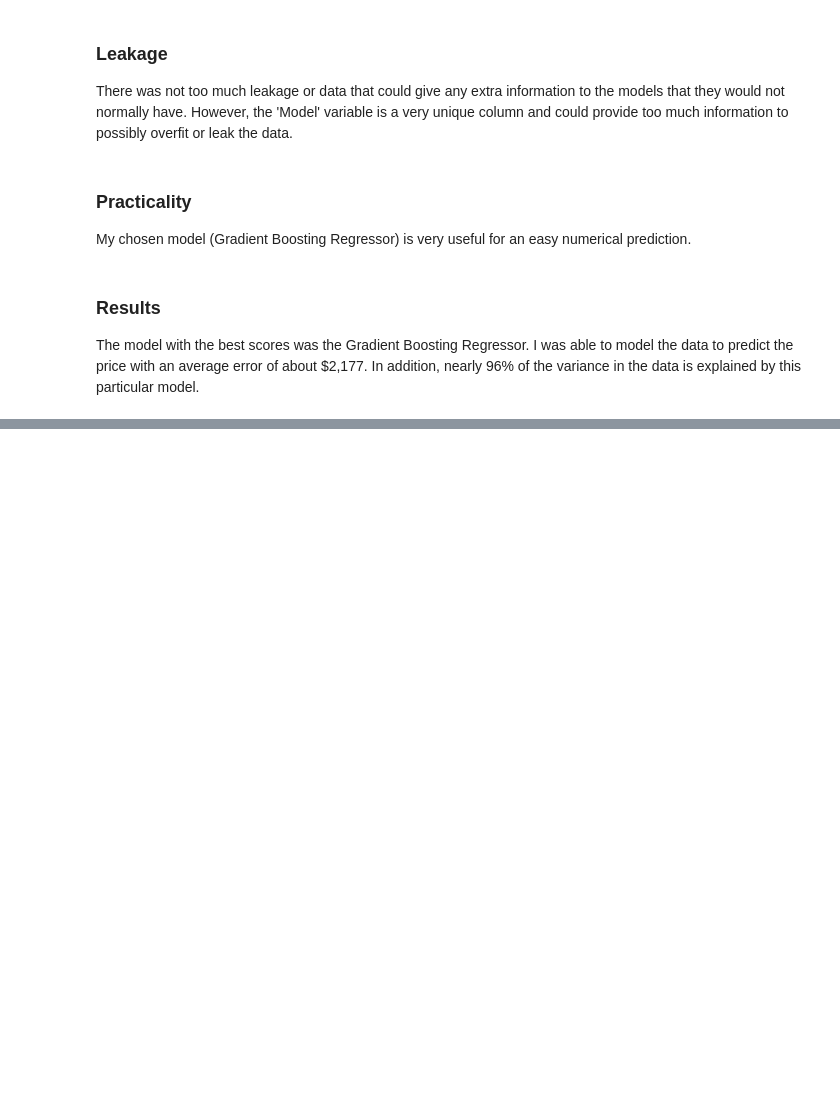
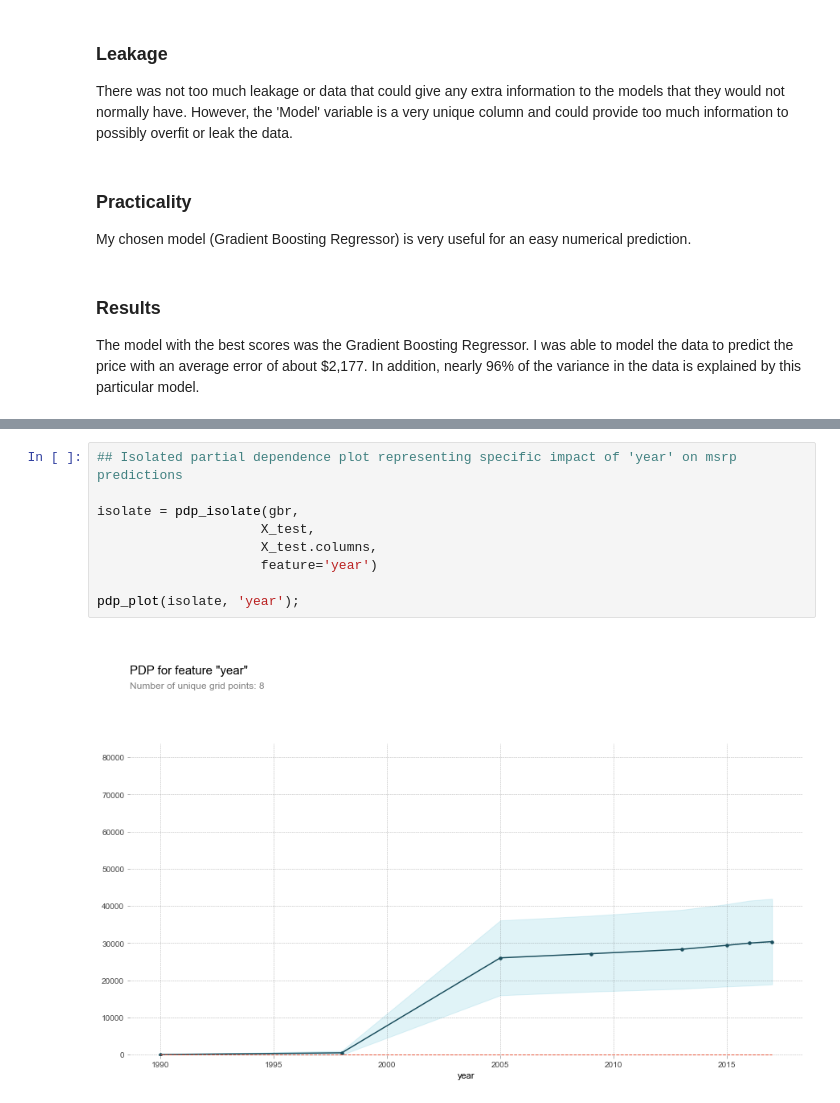
Before and after one commit to dakotagporter/DS-Unit-2-Applied-Modeling, a Jupyter notebook: Build Week/BW2.ipynb, the cells around one changed output, grey strips where cells are left out. Saved outputs shown, nothing was run; the diff lists cells and outputs as text; blank space fills up the shorter version.

```diff
--- a/Build Week/BW2.ipynb
+++ b/Build Week/BW2.ipynb
@@ -455,0 +480,11 @@ The model with the best scores was the Gradient Boosting Regressor. I was able t
+# %%
+## Isolated partial dependence plot representing specific impact of 'year' on msrp predictions
+
+isolate = pdp_isolate(gbr,
+                     X_test,
+                     X_test.columns,
+                     feature='year')
+
+pdp_plot(isolate, 'year');
+# %% [output]
+[figure, added]
```
Also changed, not shown: parts of 10 cells of this notebook.
